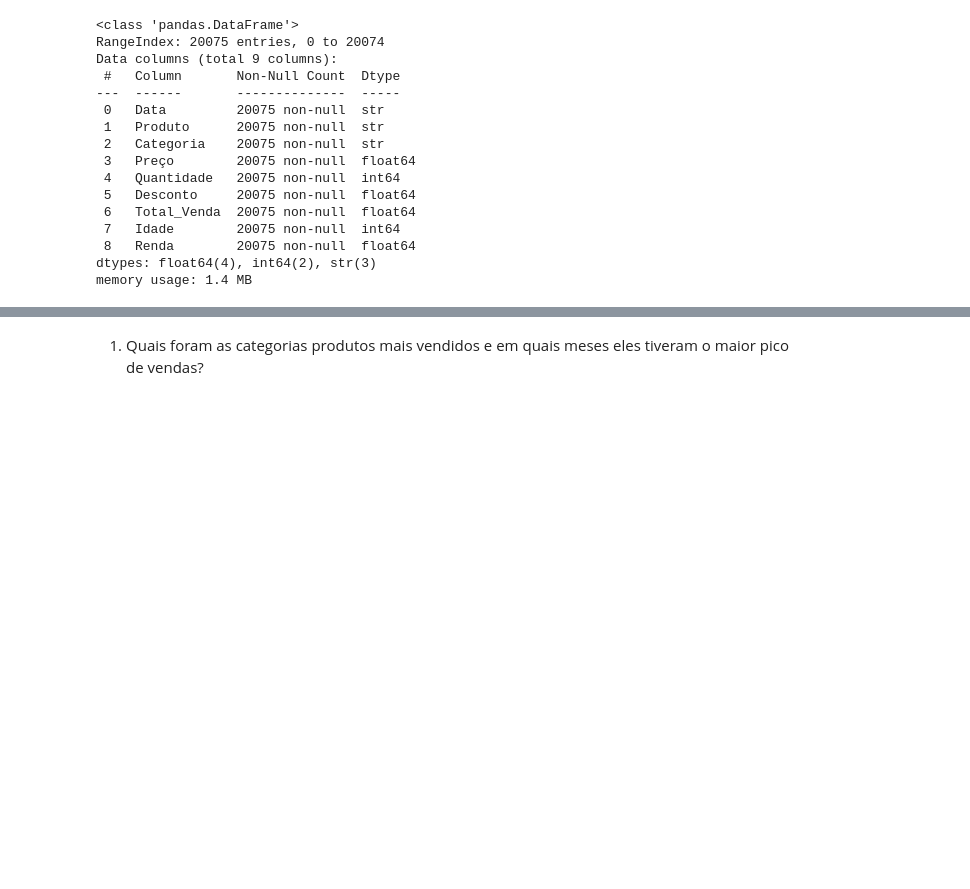
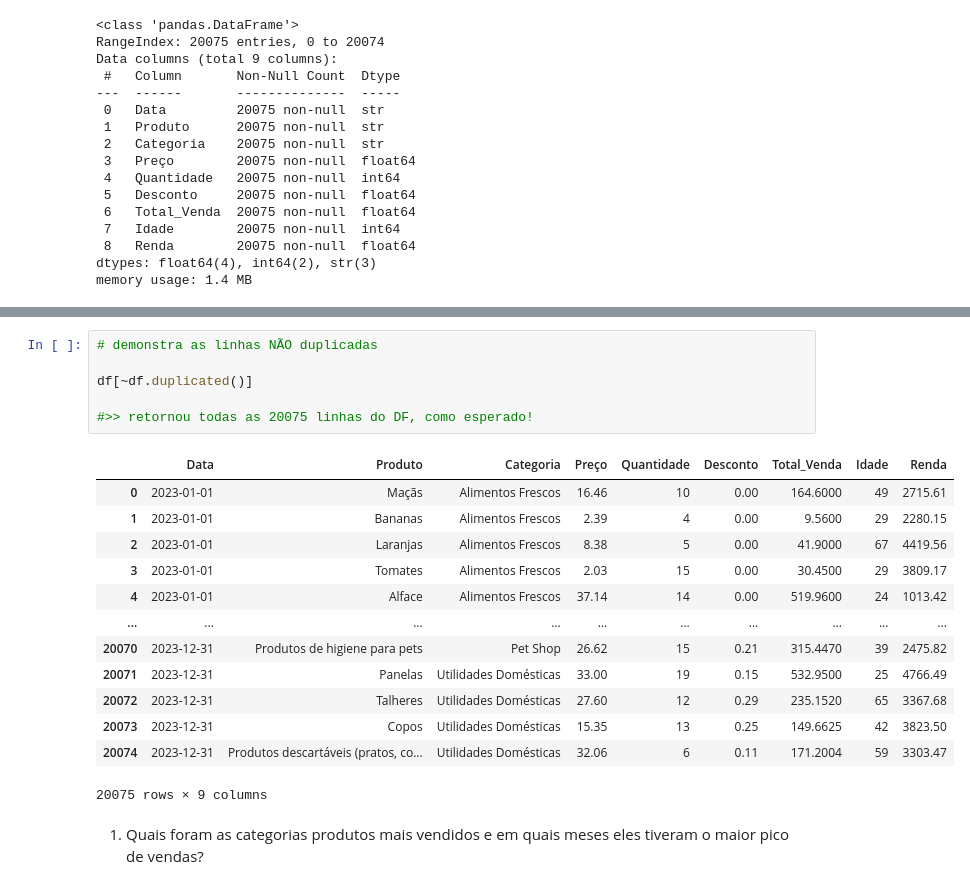
Before and after one commit to Danibisinoto/Repositorio_PROJETO_FINAL_Analise_Exploratoria_de_Dados, a Jupyter notebook: PROJETO.IPYNB, the cells around one changed output, grey strips where cells are left out. Cells and saved outputs as stored; diff of their text form; blank space fills up the shorter version.

```diff
--- a/PROJETO.IPYNB
+++ b/PROJETO.IPYNB
@@ -154,3 +199,23 @@ df.describe(include="all").round(1)
+# %%
+# demonstra as linhas NÃO duplicadas
+
+df[~df.duplicated()]
+
+#>> retornou todas as 20075 linhas do DF, como esperado!
+# %% [output]
+|  | Data | Produto | Categoria | Preço | Quantidade | Desconto | Total_Venda | Idade | Renda |
+| 0 | 2023-01-01 | Maçãs | Alimentos Frescos | 16.46 | 10 | 0.00 | 164.6000 | 49 | 2715.61 |
+| 1 | 2023-01-01 | Bananas | Alimentos Frescos | 2.39 | 4 | 0.00 | 9.5600 | 29 | 2280.15 |
+| 2 | 2023-01-01 | Laranjas | Alimentos Frescos | 8.38 | 5 | 0.00 | 41.9000 | 67 | 4419.56 |
+| 3 | 2023-01-01 | Tomates | Alimentos Frescos | 2.03 | 15 | 0.00 | 30.4500 | 29 | 3809.17 |
+| 4 | 2023-01-01 | Alface | Alimentos Frescos | 37.14 | 14 | 0.00 | 519.9600 | 24 | 1013.42 |
+| ... | ... | ... | ... | ... | ... | ... | ... | ... | ... |
+| 20070 | 2023-12-31 | Produtos de higiene para pets | Pet Shop | 26.62 | 15 | 0.21 | 315.4470 | 39 | 2475.82 |
+| 20071 | 2023-12-31 | Panelas | Utilidades Domésticas | 33.00 | 19 | 0.15 | 532.9500 | 25 | 4766.49 |
+| 20072 | 2023-12-31 | Talheres | Utilidades Domésticas | 27.60 | 12 | 0.29 | 235.1520 | 65 | 3367.68 |
+| 20073 | 2023-12-31 | Copos | Utilidades Domésticas | 15.35 | 13 | 0.25 | 149.6625 | 42 | 3823.50 |
+| 20074 | 2023-12-31 | Produtos descartáveis (pratos, co... | Utilidades Domésticas | 32.06 | 6 | 0.11 | 171.2004 | 59 | 3303.47 |
+20075 rows × 9 columns
 # %% [markdown]
 1. Quais foram as categorias produtos mais vendidos e em quais meses eles tiveram o
 maior pico de vendas?
```
Also changed, not shown: parts of 9 cells of this notebook.
